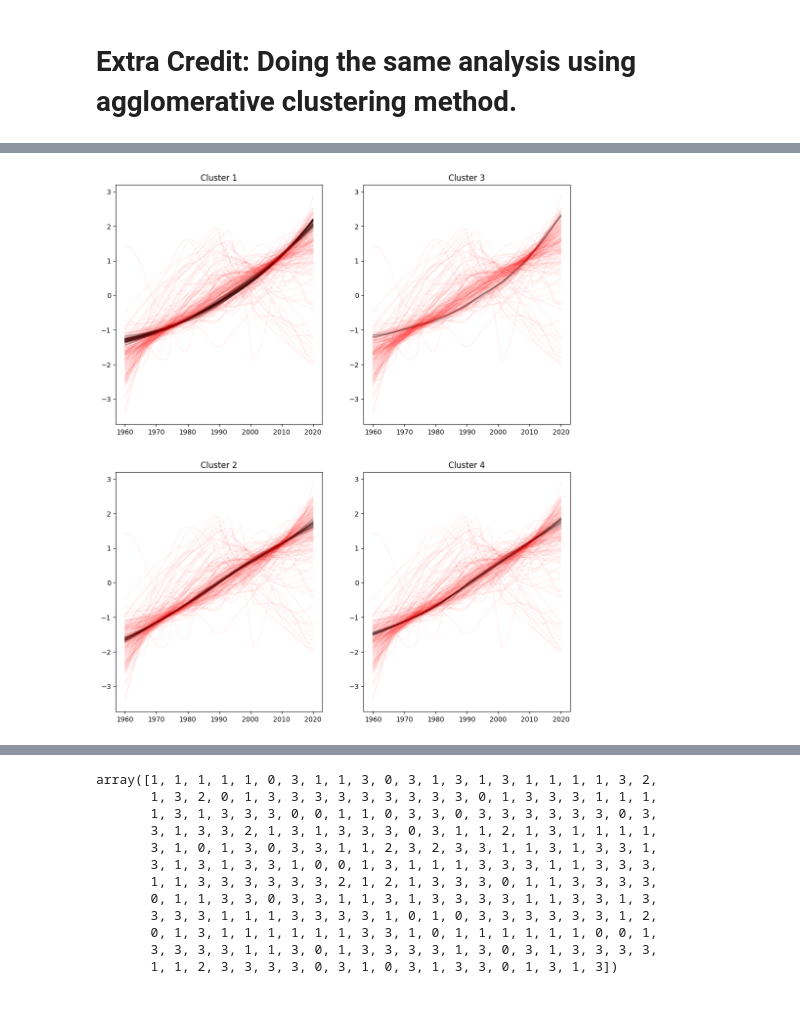
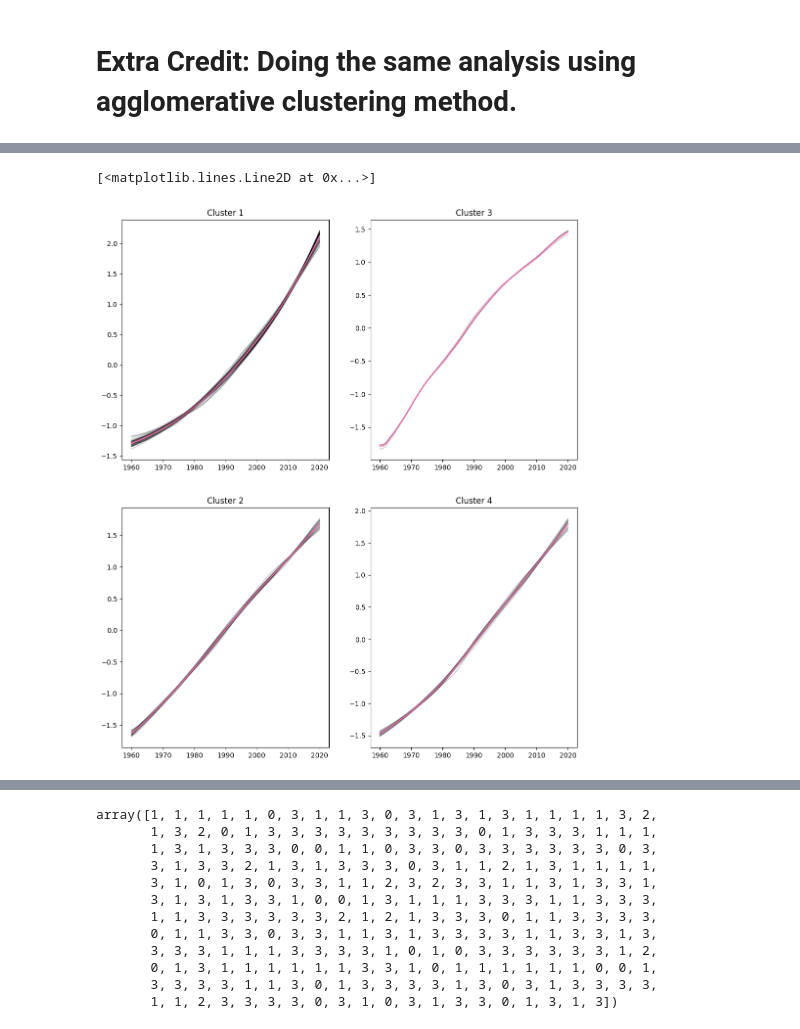
Before and after one commit to FrancescoZanni/MLPNS_FZanni, a Jupyter notebook: TimeSeriesClustering.ipynb, the cells around one changed output, grey strips where cells are left out. Drawn from its saved outputs; the diff is of its cells as text; code cells hidden in the pictures.

```diff
--- a/TimeSeriesClustering.ipynb
+++ b/TimeSeriesClustering.ipynb
@@ -181,10 +192,14 @@ fig, ax = pl.subplots(1,2, figsize=(12,6)) #plot the original and standardized p
 #print(pop_df_clean.index.values)
 for i in range(len(X)):
   ax[0].plot(pop_df_clean.columns.values,X[i,:])
-  ax[1].plot(pop_df_clean.columns.values,pop_standard[i,:], 'k', alpha=0.1)
+  ax[1].plot(pop_df_clean.columns.values,pop_standard[i,:], alpha=0.1)
 ax[0].set_ylabel("Population")
 ax[1].set_ylabel(' "Standardized Population"' )
 ax[0].set_xlabel("Year")
 ax[1].set_xlabel("Year")
+
+
+
+#CORREZIONE SOTTO
 # %% [output]
 Text(0.5, 0, 'Year')
@@ -350,7 +401,18 @@ for i in np.arange(0.001,0.3,0.001):
 0.298 1
 0.299 1
 # %%
+#CORREZIONE paramtero eps=0.2 e min samples =4
+#Ma non cambia molto ho tanti outliers
+model = cluster.DBSCAN(eps=0.2, min_samples=4 )
+
 # For n_clusters = 4 this would look as:
-model = cluster.DBSCAN(eps=0.237, min_samples=5 )
+#model = cluster.DBSCAN(eps=0.237, min_samples=5 )
 model.fit(pop_standard)
 model.labels_
+
+
+
+#CORREZIONE centri
+c= np.zeros((4,pop_standard.shape[1]))
+for i in range(4):
+  c[i] = pop_standard[model.labels_ == i].mean(axis=0)
@@ -374,33 +419,44 @@ array([-1,  0, -1,  0, -1, -1, -1,  0, -1,  1, -1, -1, -1, -1, -1, -1, -1,
 # %%
 # remake the clusters plot for DBSCAN, but now incluse also the outliers
-
+# CORREZIONE: metto il plot del centro, ma è da controllare
 fig,ax = pl.subplots(2,2, figsize=(12,14))
 
 ax[0,0].set_title("Cluster 1")
 ax[0,0].set_xticks(range(0,70,10))
 ax[0,0].set_xticklabels(["%d"%i for i in range(1960, 2030, 10)]);
 ax[0,0].plot(pop_standard[model.labels_ == 0].T, "k", alpha=0.2);
-ax[0,0].plot(pop_standard[model.labels_ == -1].T, "red", alpha=0.05);
+#ax[0,0].plot(pop_standard[model.labels_ == -1].T, "red", alpha=0.05);
+ax[0,0].plot(c[0], color="hotpink")
 
 
 ax[1,0].set_title("Cluster 2")
 ax[1,0].set_xticks(range(0,70,10))
 ax[1,0].set_xticklabels(["%d"%i for i in range(1960, 2030, 10)]);
 ax[1,0].plot(pop_standard[model.labels_ == 1].T, "k", alpha=0.2);
-ax[1,0].plot(pop_standard[model.labels_ == -1].T, "red", alpha=0.05);
+#ax[1,0].plot(pop_standard[model.labels_ == -1].T, "red", alpha=0.05);
+ax[1,0].plot(c[1], color="hotpink")
 
 
 ax[0,1].set_title("Cluster 3")
 ax[0,1].set_xticks(range(0,70,10))
 ax[0,1].set_xticklabels(["%d"%i for i in range(1960, 2030, 10)]);
 ax[0,1].plot(pop_standard[model.labels_ == 2].T, "k", alpha=0.2);
-ax[0,1].plot(pop_standard[model.labels_ == -1].T, "red", alpha=0.05);
+#ax[0,1].plot(pop_standard[model.labels_ == -1].T, "red", alpha=0.05);
+ax[0,1].plot(c[2], color="hotpink")
 
 
 ax[1,1].set_title("Cluster 4")
 ax[1,1].set_xticks(range(0,70,10))
 ax[1,1].set_xticklabels(["%d"%i for i in range(1960, 2030, 10)]);
 ax[1,1].plot(pop_standard[model.labels_ == 3].T, "k", alpha=0.2);
-ax[1,1].plot(pop_standard[model.labels_ == -1].T, "red", alpha=0.05);
+#ax[1,1].plot(pop_standard[model.labels_ == -1].T, "red", alpha=0.05);
+ax[1,1].plot(c[3], color="hotpink")
+
+
+
+#PROBLEMA: il concetto di densità è unico per tutto lo spaizo delle features
+#avrei bisogno di un concetto di densità variabile più denso al centro e meno lontano dal centro
+#il problema è di noise: ci sono paesi con popolazione bassa per cui i cambiamenti stocastici sono molto più significativi
 # %% [output]
+[<matplotlib.lines.Line2D at 0x...>]
-[figure, old version]
+[figure, new version]
```
Also changed, not shown: parts of 18 cells of this notebook.
